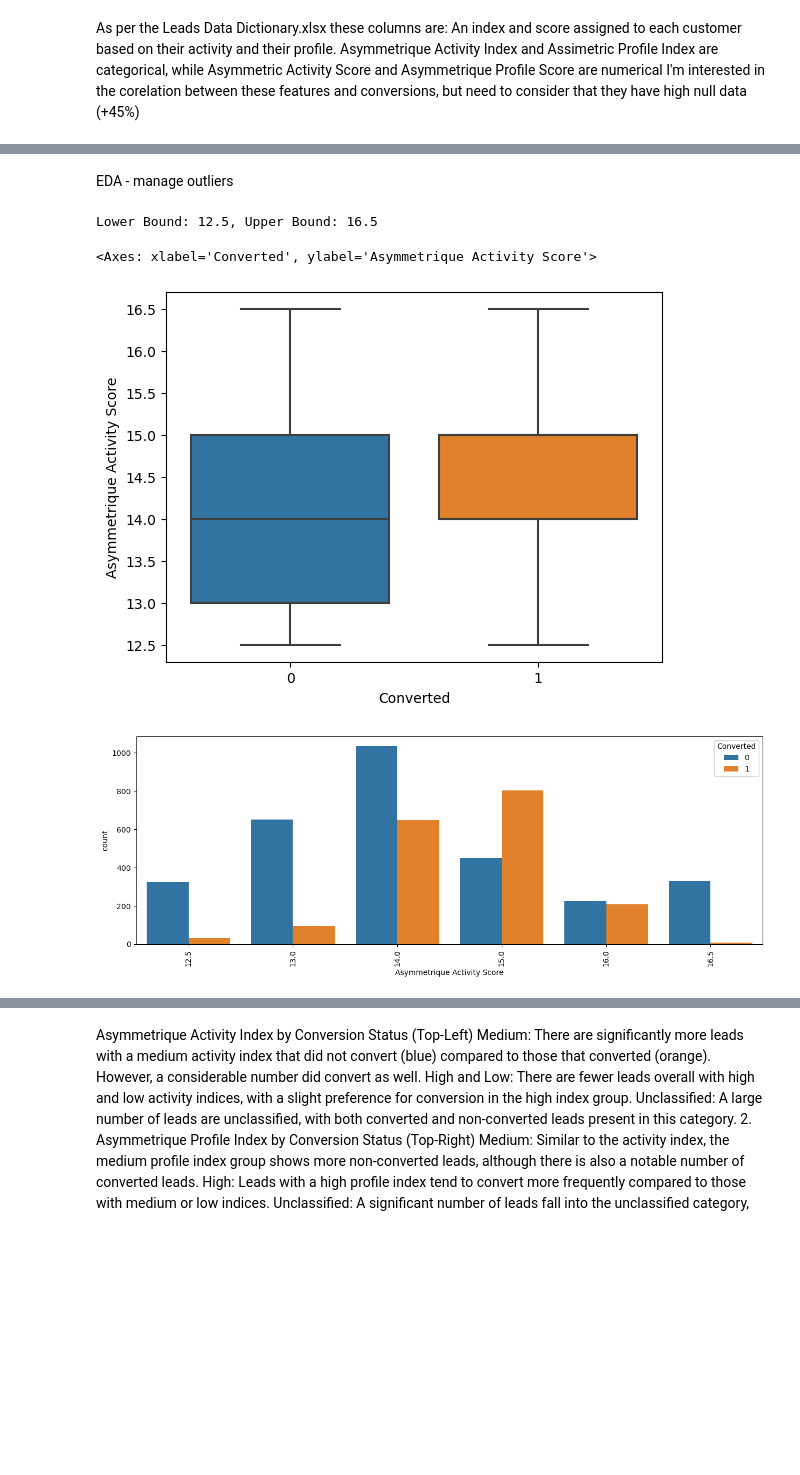
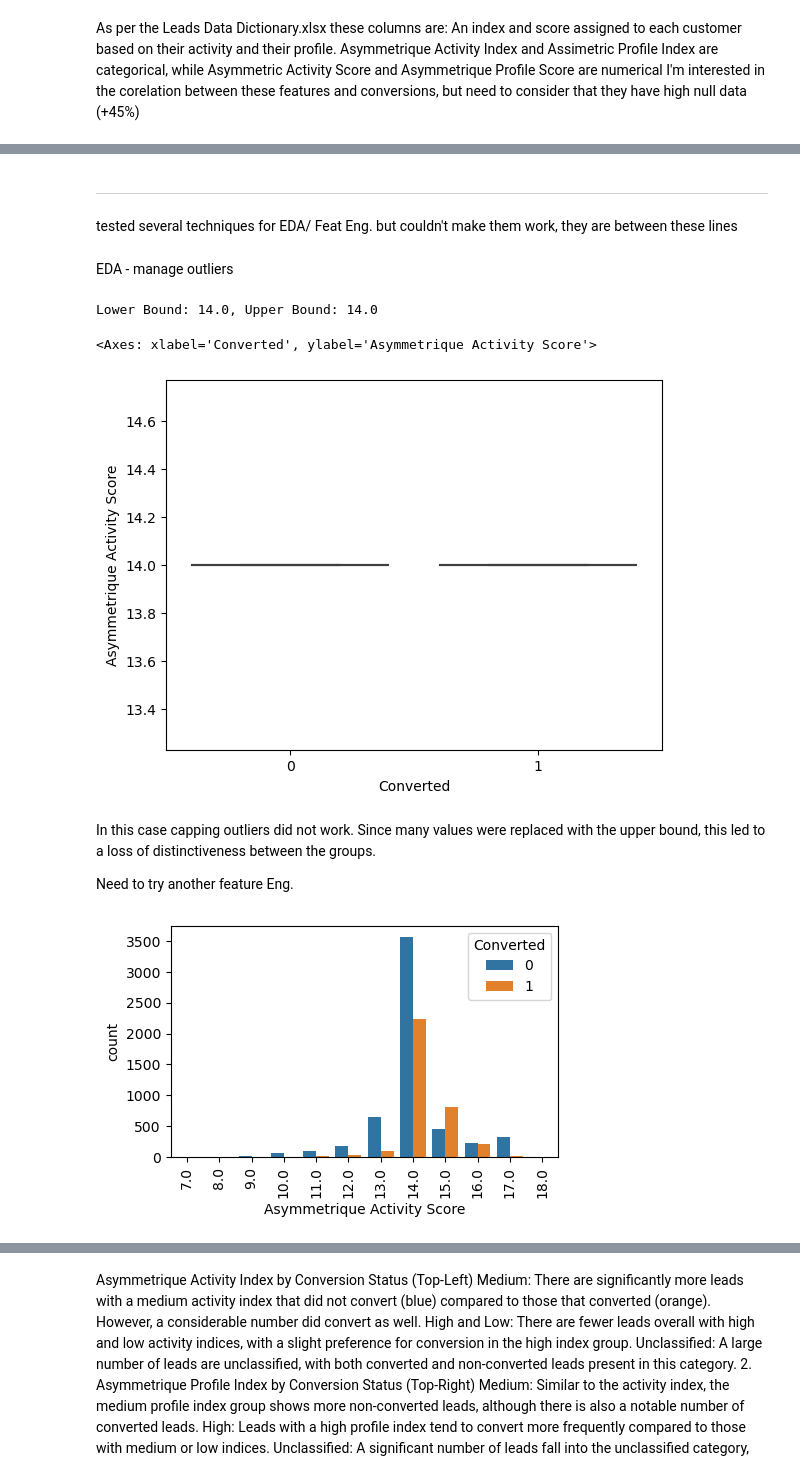
Before and after one commit to yuledez/Project_4_lead_scoring, a Jupyter notebook: lead_scoring_project4_YL.ipynb, the cells around one changed output, grey strips where cells are left out. Saved outputs shown, nothing was run; the diff lists cells and outputs as text; code cells hidden in the pictures; blank space fills up the shorter version.

```diff
--- a/lead_scoring_project4_YL.ipynb
+++ b/lead_scoring_project4_YL.ipynb
@@ -899,0 +960,7 @@ Olark Chat Conversation has a higher likelihood of non-conversion, which could m
+# %%
+country_conversion = df_leads.groupby('Country')['Converted'].mean().to_dict()
+df_leads['Country_Encoded'] = df_leads['Country'].map(country_conversion)
+
+# Step 2: Calculate the correlation between the encoded 'Country' and 'Converted'
+correlation = df_leads[['Country_Encoded', 'Converted']].corr().iloc[0, 1]
+print(f'Correlation between Country and Converted: {correlation:.4f}')
@@ -899,0 +973,4 @@ Olark Chat Conversation has a higher likelihood of non-conversion, which could m
+# %%
+#dropping Marketing Engagement columns
+df_leads.drop(["Country", "Country_Encoded"], axis=1, inplace = True)
+df_leads.info()
@@ -1540,0 +1700,7 @@ df_leads['Asymmetrique Profile Index'] = df_leads['Asymmetrique Profile Index'].
+# %%
+# Using median imputation
+median_value = df_leads['Asymmetrique Activity Score'].median()
+df_leads['Asymmetrique Activity Score'] = df_leads['Asymmetrique Activity Score'].fillna(median_value)
+
+#checking value counts of City variable
+df_leads['Asymmetrique Activity Score'].value_counts(dropna=False)
@@ -1546,27 +1727,36 @@ sns.boxplot(y = 'Asymmetrique Activity Score', x = 'Converted', data = df_leads)
+# %% [markdown]
+---
+tested several techniques for EDA/ Feat Eng. but couldn't make them work, they are between these lines
 # %% [markdown]
 EDA - manage outliers
 # %%
-Q1 = df_leads['Asymmetrique Activity Score'].quantile(0.25)
-Q3 = df_leads['Asymmetrique Activity Score'].quantile(0.75)
+df_leads_capping = df_leads.copy()
+
+Q1 = df_leads_capping['Asymmetrique Activity Score'].quantile(0.25)
+Q3 = df_leads_capping['Asymmetrique Activity Score'].quantile(0.75)
 IQR = Q3 - Q1
 
 lower_bound = Q1 - 1.5 * IQR
 upper_bound = Q3 + 1.5 * IQR
 
 print(f'Lower Bound: {lower_bound}, Upper Bound: {upper_bound}')
-df_leads['Asymmetrique Activity Score'] = df_leads['Asymmetrique Activity Score'].apply(
+df_leads_capping['Asymmetrique Activity Score'] = df_leads_capping['Asymmetrique Activity Score'].apply(
     lambda x: upper_bound if x > upper_bound else (lower_bound if x < lower_bound else x))
 # %% [output]
-Lower Bound: 12.5, Upper Bound: 16.5
+Lower Bound: 14.0, Upper Bound: 14.0
 # %%
-sns.boxplot(y = 'Asymmetrique Activity Score', x = 'Converted', data = df_leads)
+sns.boxplot(y = 'Asymmetrique Activity Score', x = 'Converted', data = df_leads_capping)
 # %% [output]
 <Axes: xlabel='Converted', ylabel='Asymmetrique Activity Score'>
-[figure, old version]
+[figure, new version]
+# %% [markdown]
+In this case capping  outliers did not work. Since many values were replaced with the upper bound, this led to a loss of distinctiveness between the groups.
+
+Need to try another feature Eng.
 # %%
-fig, axs = plt.subplots(figsize = (15,5))
+fig, axs = plt.subplots(figsize = (5,3))
 sns.countplot(x = 'Asymmetrique Activity Score', hue = 'Converted', data = df_leads)
 xticks(rotation = 90)
 plt.show()
 # %% [output]
-[figure, old version]
+[figure, new version]
```
Also changed, not shown: parts of 138 cells of this notebook.
